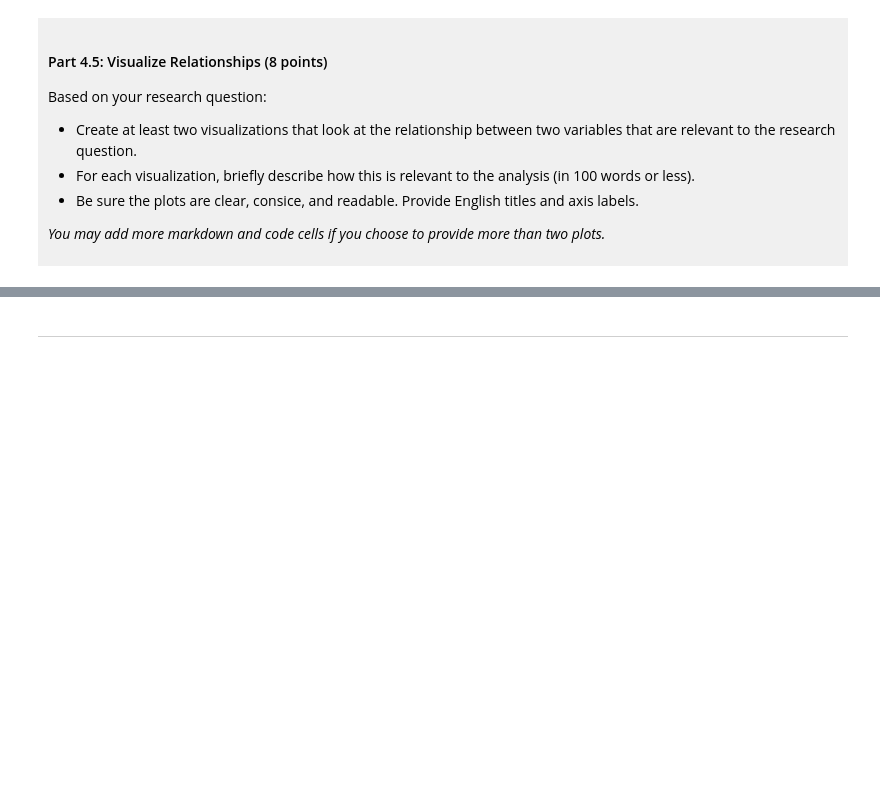
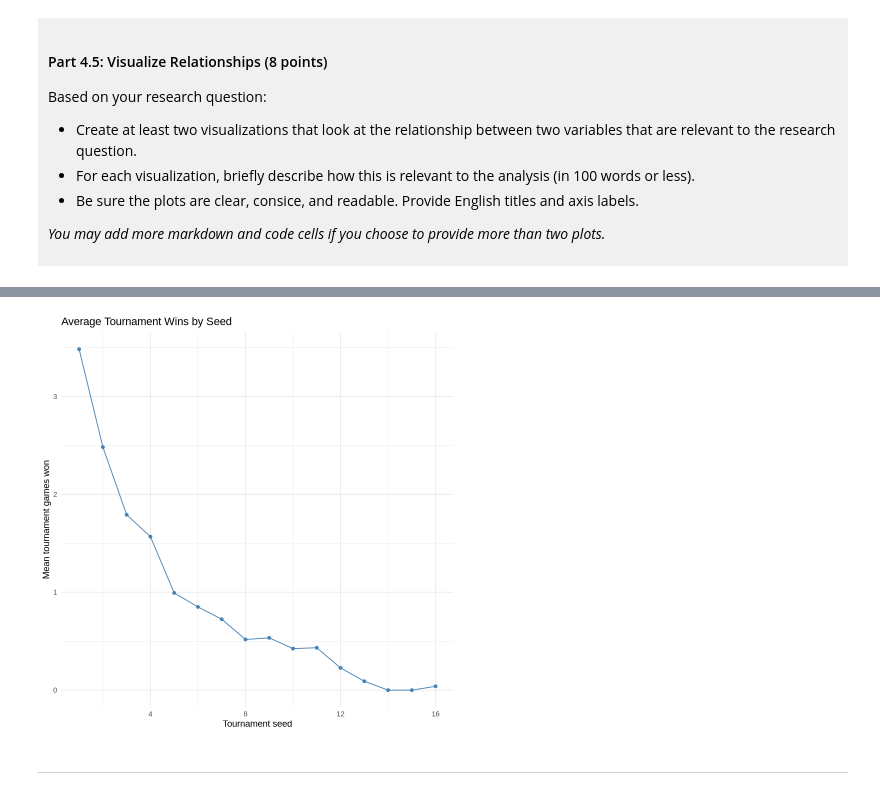
Before and after one commit to ruijinghuang/dsci-100-project-Lillian-huang, a Jupyter notebook: dsci-100-project-notebook.ipynb, the cells around one changed output, grey strips where cells are left out. Cells and saved outputs as stored; diff of their text form; code cells hidden in the pictures; blank space fills up the shorter version.

```diff
--- a/dsci-100-project-notebook.ipynb
+++ b/dsci-100-project-notebook.ipynb
@@ -331,5 +412,27 @@ Visualization 2: %%% EDIT THIS MARKDOWN CELL%%%
 # %%
-### EDIT THIS CODE CELL FOR VISUALIZATION 2###
+seed_summary <- basketball_tidy |>
+  filter(seed > 0) |>
+  group_by(seed) |>
+  summarise(
+    mean_tourney_wins = mean(tourney_wins, na.rm = TRUE)
+  )
+
+mean_wins_plot <- ggplot(
+  seed_summary,
+  aes(x = seed, y = mean_tourney_wins)
+) +
+  geom_point(color = "steelblue") +
+  geom_line(color = "steelblue") +
+  labs(
+    title = "Average Tournament Wins by Seed",
+    x = "Tournament seed",
+    y = "Mean tournament games won"
+  ) +
+  theme_minimal()
+
+mean_wins_plot
+# %% [output]
+[figure, added]
 # %% [markdown]
 ------
 # %% [markdown]
```
Also changed, not shown: parts of 11 cells of this notebook.
